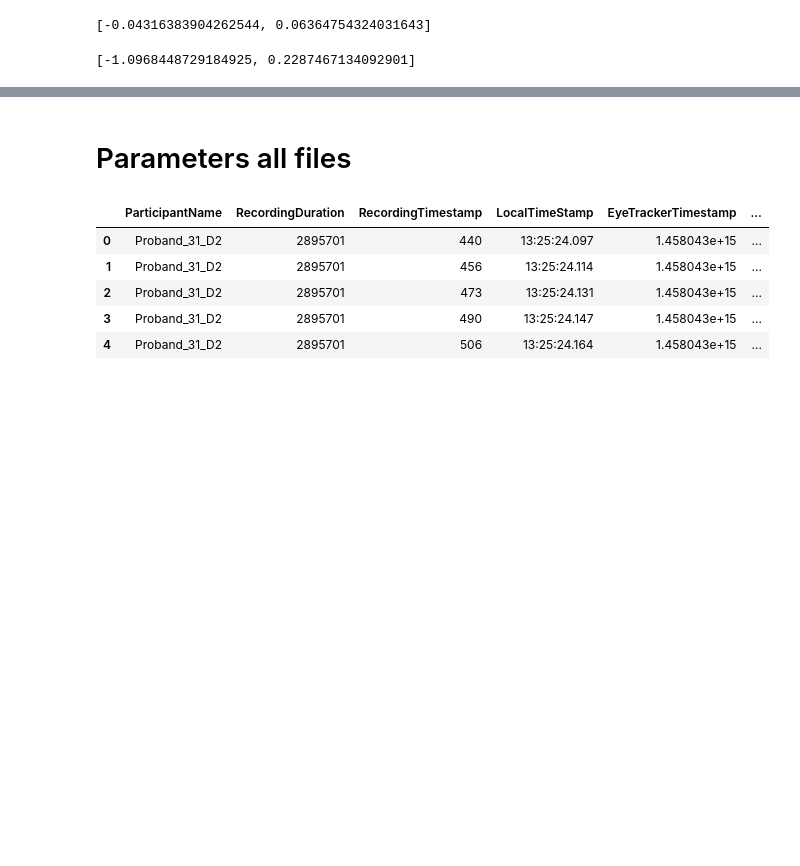
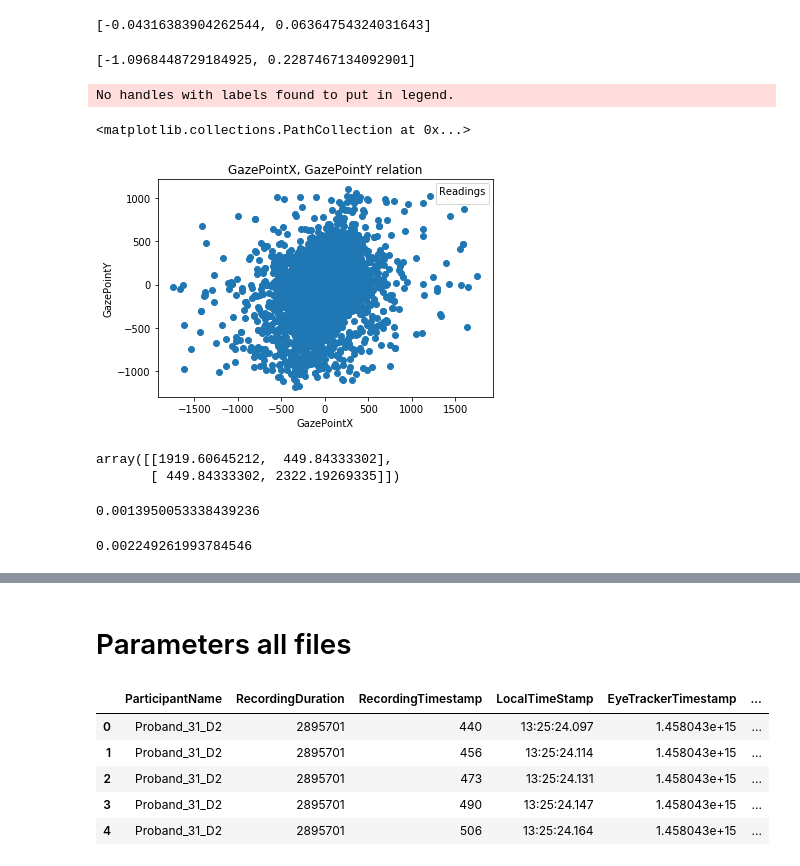
Before and after one commit to GazeProject05/PythonCode, a Jupyter notebook: Code/Multivariate Normal Distribution.ipynb, the cells around one changed output, grey strips where cells are left out. Saved outputs shown, nothing was run; the diff lists cells and outputs as text; code cells hidden in the pictures; blank space fills up the shorter version.

```diff
--- a/Code/Multivariate Normal Distribution.ipynb
+++ b/Code/Multivariate Normal Distribution.ipynb
@@ -0,0 +381,3 @@
+# %%
+for frames in studiodf5:
+    studiodf5[frames].fillna(method='ffill', inplace= True)
@@ -0,0 +456,15 @@
+# %%
+mypath6 = 'Datasets/Fold6/'
+mydtaframes6 = {}
+
+for index,files in enumerate(os.listdir(mypath6)):
+    mydtaframes6["df_{}".format(index)] = pd.read_excel('{}/{}'.format(mypath6, files),
+                                                         sheet_name= 'Sheet1')
+# %%
+studiodf6 = {}
+
+for index,frames in enumerate(mydtaframes6):
+    studiodf6["{}".format(index)] = mydtaframes6[frames]
+# %%
+for frames in studiodf6:
+    studiodf6[frames].fillna(method='ffill', inplace= True)
@@ -155,3 +695,13 @@ display(mediaViewMeanVector)
 [-0.14131410896028737, -0.08072241069646777]
 [-0.04316383904262544, 0.06364754324031643]
 [-1.0968448729184925, 0.2287467134092901]
+# %%
+plt.legend(prop={'size': 8}, title = 'Readings')
+plt.title('GazePointX, GazePointY relation')
+plt.xlabel('GazePointX')
+plt.ylabel('GazePointY')
+plt.scatter(allData['GazePointX (MCSpx)'],allData['GazePointY (MCSpx)'])
+# %% [output]
+No handles with labels found to put in legend.
+<matplotlib.collections.PathCollection at 0x...>
+[figure, added]
@@ -157,0 +710,16 @@ display(mediaViewMeanVector)
+# %%
+covmat = np.cov(allData['GazePointX (MCSpx)'],allData['GazePointY (MCSpx)'])
+covmat
+# %% [output]
+array([[1919.60645212,  449.84333302],
+       [ 449.84333302, 2322.19269335]])
+# %%
+meanx = np.mean(allData['GazePointX (MCSpx)'])
+meanx
+# %% [output]
+0.0013950053338439236
+# %%
+meany = np.mean(allData['GazePointY (MCSpx)'])
+meany
+# %% [output]
+0.002249261993784546
```
Also changed, not shown: parts of 57 cells of this notebook.
